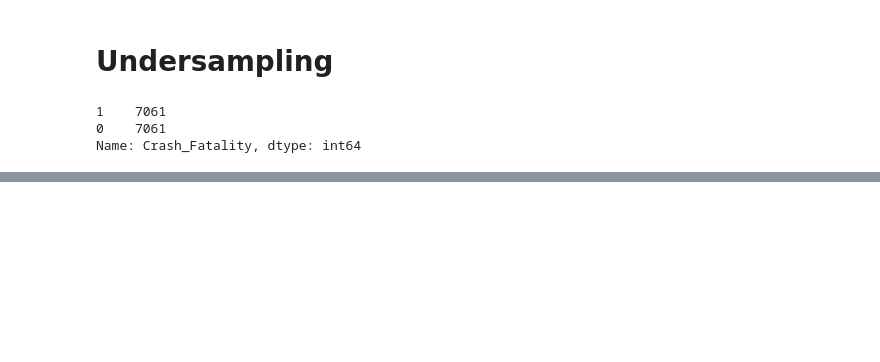
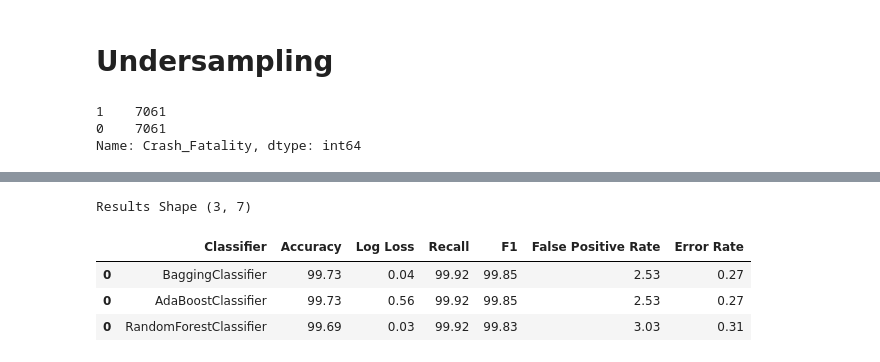
Before and after one commit to pawankumar1980/Final_Project_Bike_Pedestrian_Crash_Analysis, a Jupyter notebook: Bike_Pedestrian_Crash_Analysis_1.ipynb, the cells around one changed output, grey strips where cells are left out. Drawn from its saved outputs; the diff is of its cells as text; code cells hidden in the pictures; blank space fills up the shorter version.

```diff
--- a/Bike_Pedestrian_Crash_Analysis_1.ipynb
+++ b/Bike_Pedestrian_Crash_Analysis_1.ipynb
@@ -1001,0 +1108,9 @@ R2-Score: 0.9937853509493286
+# %%
+print("Results Shape",results.shape)
+results.head(10)
+# %% [output]
+Results Shape (3, 7)
+|  | Classifier | Accuracy | Log Loss | Recall | F1 | False Positive Rate | Error Rate |
+| 0 | BaggingClassifier | 99.73 | 0.04 | 99.92 | 99.85 | 2.53 | 0.27 |
+| 0 | AdaBoostClassifier | 99.73 | 0.56 | 99.92 | 99.85 | 2.53 | 0.27 |
+| 0 | RandomForestClassifier | 99.69 | 0.03 | 99.92 | 99.83 | 3.03 | 0.31 |
```
Also changed, not shown: parts of 20 cells of this notebook, 7 other files.
